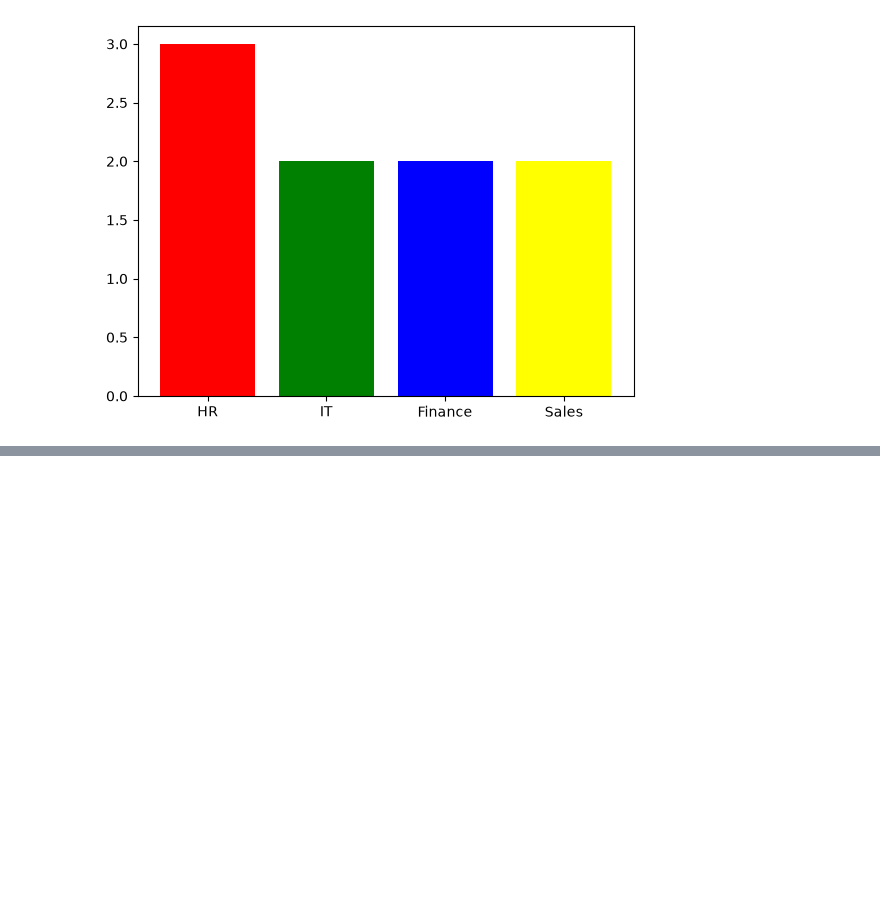
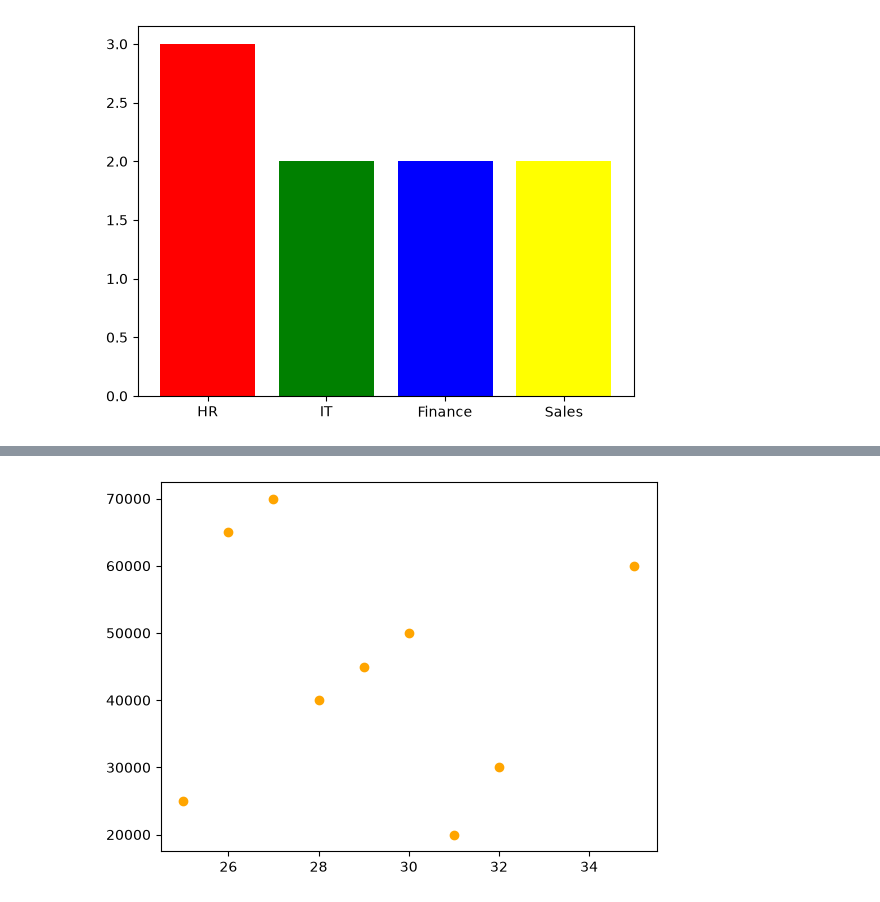
Before and after one commit to Ananya-G-Bharadwaj-Hassan/Python_practice, a Jupyter notebook: Matplotlib/demo.ipynb, the cells around one changed output, grey strips where cells are left out. Saved outputs shown, nothing was run; the diff lists cells and outputs as text; code cells hidden in the pictures; blank space fills up the shorter version.

```diff
--- a/Matplotlib/demo.ipynb
+++ b/Matplotlib/demo.ipynb
@@ -77,3 +77,6 @@ plt.bar(count.index,count,color=["red","green","blue","yellow"])
 # %% [output]
 <BarContainer object of 4 artists>
 [figure]
+# %%
+df["Age"]=[25,30,28,35,32,29,31,27,26]
+print(df)
@@ -79,0 +94,6 @@ plt.bar(count.index,count,color=["red","green","blue","yellow"])
+# %%
+#scatter plot
+plt.scatter(df["Age"],df["salary"],color="orange",marker='o')
+plt.show()
+# %% [output]
+[figure, added]
```
Also changed, not shown: parts of 4 cells of this notebook, 3 other files.
